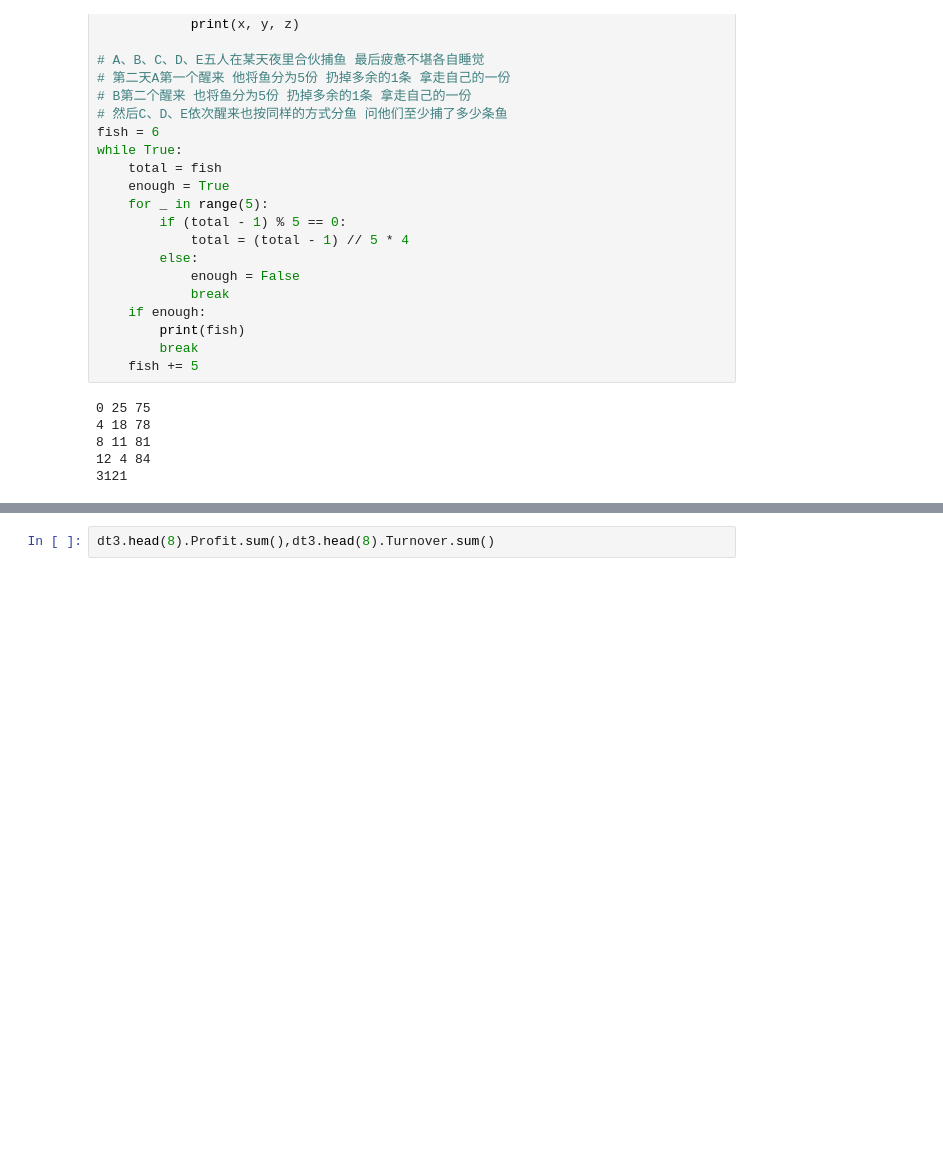
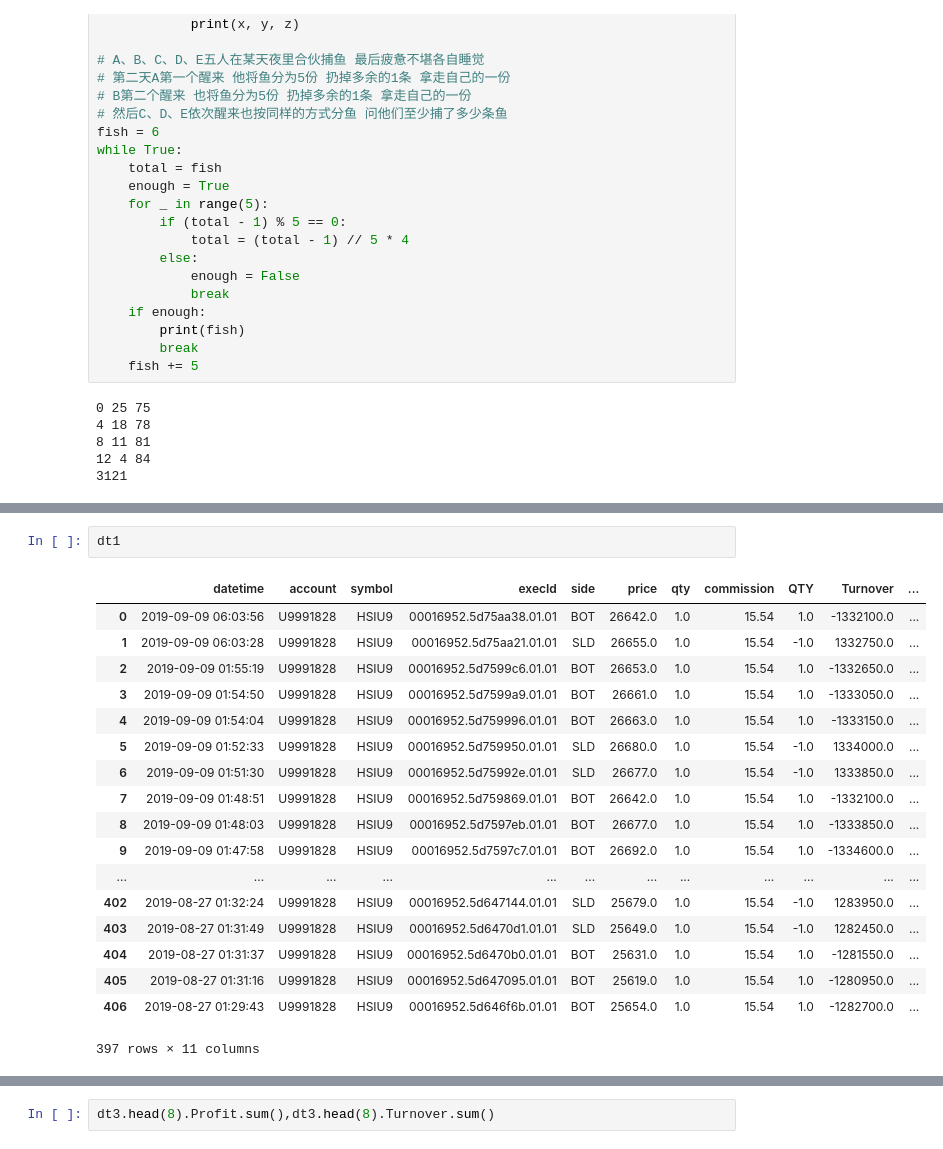
Before and after one commit to che7611/test2, a Jupyter notebook: IB.ipynb, the cells around one changed output, grey strips where cells are left out. Saved outputs shown, nothing was run; the diff lists cells and outputs as text; blank space fills up the shorter version.

```diff
--- a/IB.ipynb
+++ b/IB.ipynb
@@ -372,0 +374,21 @@ dt3
+# %%
+dt1
+# %% [output]
+|  | datetime | account | symbol | execId | side | price | qty | commission | QTY | Turnover | ... |
+| 0 | 2019-09-09 06:03:56 | U9991828 | HSIU9 | 00016952.5d75aa38.01.01 | BOT | 26642.0 | 1.0 | 15.54 | 1.0 | -1332100.0 | ... |
+| 1 | 2019-09-09 06:03:28 | U9991828 | HSIU9 | 00016952.5d75aa21.01.01 | SLD | 26655.0 | 1.0 | 15.54 | -1.0 | 1332750.0 | ... |
+| 2 | 2019-09-09 01:55:19 | U9991828 | HSIU9 | 00016952.5d7599c6.01.01 | BOT | 26653.0 | 1.0 | 15.54 | 1.0 | -1332650.0 | ... |
+| 3 | 2019-09-09 01:54:50 | U9991828 | HSIU9 | 00016952.5d7599a9.01.01 | BOT | 26661.0 | 1.0 | 15.54 | 1.0 | -1333050.0 | ... |
+| 4 | 2019-09-09 01:54:04 | U9991828 | HSIU9 | 00016952.5d759996.01.01 | BOT | 26663.0 | 1.0 | 15.54 | 1.0 | -1333150.0 | ... |
+| 5 | 2019-09-09 01:52:33 | U9991828 | HSIU9 | 00016952.5d759950.01.01 | SLD | 26680.0 | 1.0 | 15.54 | -1.0 | 1334000.0 | ... |
+| 6 | 2019-09-09 01:51:30 | U9991828 | HSIU9 | 00016952.5d75992e.01.01 | SLD | 26677.0 | 1.0 | 15.54 | -1.0 | 1333850.0 | ... |
+| 7 | 2019-09-09 01:48:51 | U9991828 | HSIU9 | 00016952.5d759869.01.01 | BOT | 26642.0 | 1.0 | 15.54 | 1.0 | -1332100.0 | ... |
+| 8 | 2019-09-09 01:48:03 | U9991828 | HSIU9 | 00016952.5d7597eb.01.01 | BOT | 26677.0 | 1.0 | 15.54 | 1.0 | -1333850.0 | ... |
+| 9 | 2019-09-09 01:47:58 | U9991828 | HSIU9 | 00016952.5d7597c7.01.01 | BOT | 26692.0 | 1.0 | 15.54 | 1.0 | -1334600.0 | ... |
+| ... | ... | ... | ... | ... | ... | ... | ... | ... | ... | ... | ... |
+| 402 | 2019-08-27 01:32:24 | U9991828 | HSIU9 | 00016952.5d647144.01.01 | SLD | 25679.0 | 1.0 | 15.54 | -1.0 | 1283950.0 | ... |
+| 403 | 2019-08-27 01:31:49 | U9991828 | HSIU9 | 00016952.5d6470d1.01.01 | SLD | 25649.0 | 1.0 | 15.54 | -1.0 | 1282450.0 | ... |
+| 404 | 2019-08-27 01:31:37 | U9991828 | HSIU9 | 00016952.5d6470b0.01.01 | BOT | 25631.0 | 1.0 | 15.54 | 1.0 | -1281550.0 | ... |
+| 405 | 2019-08-27 01:31:16 | U9991828 | HSIU9 | 00016952.5d647095.01.01 | BOT | 25619.0 | 1.0 | 15.54 | 1.0 | -1280950.0 | ... |
+| 406 | 2019-08-27 01:29:43 | U9991828 | HSIU9 | 00016952.5d646f6b.01.01 | BOT | 25654.0 | 1.0 | 15.54 | 1.0 | -1282700.0 | ... |
+397 rows × 11 columns
```
Also changed, not shown: parts of 11 cells of this notebook.
